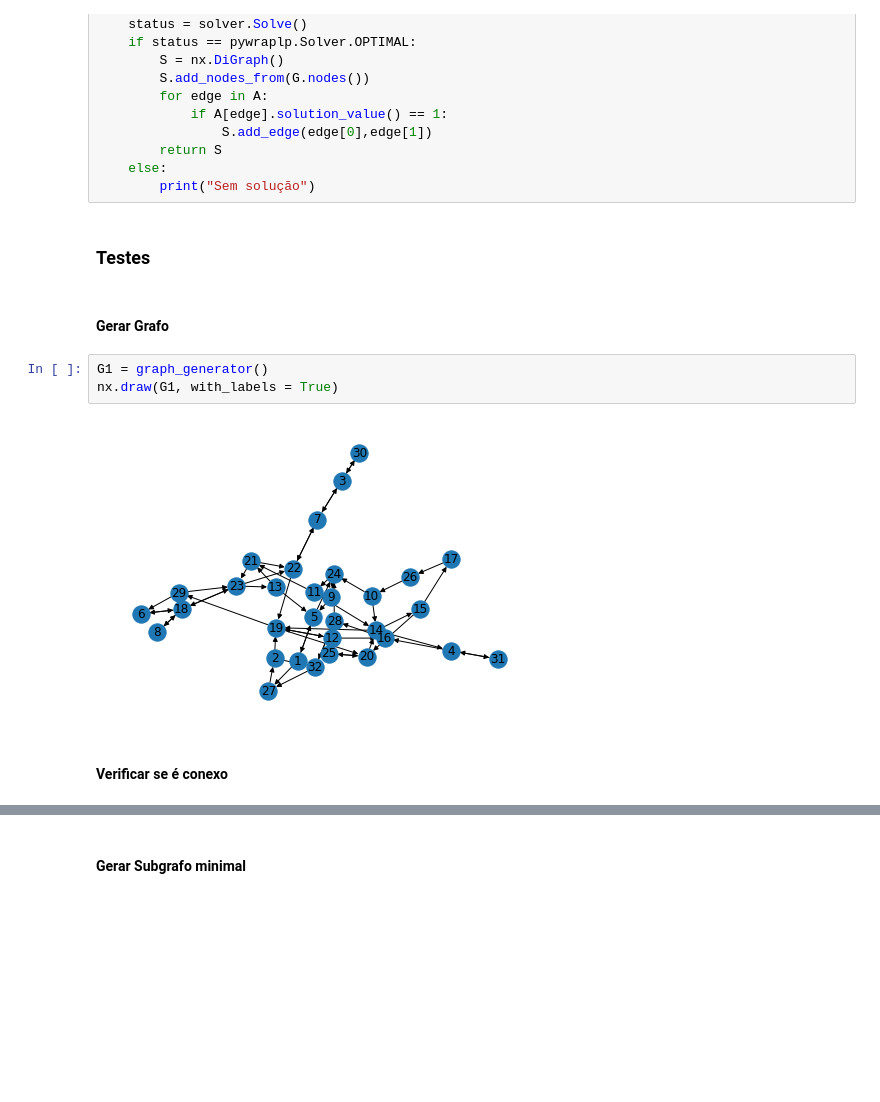
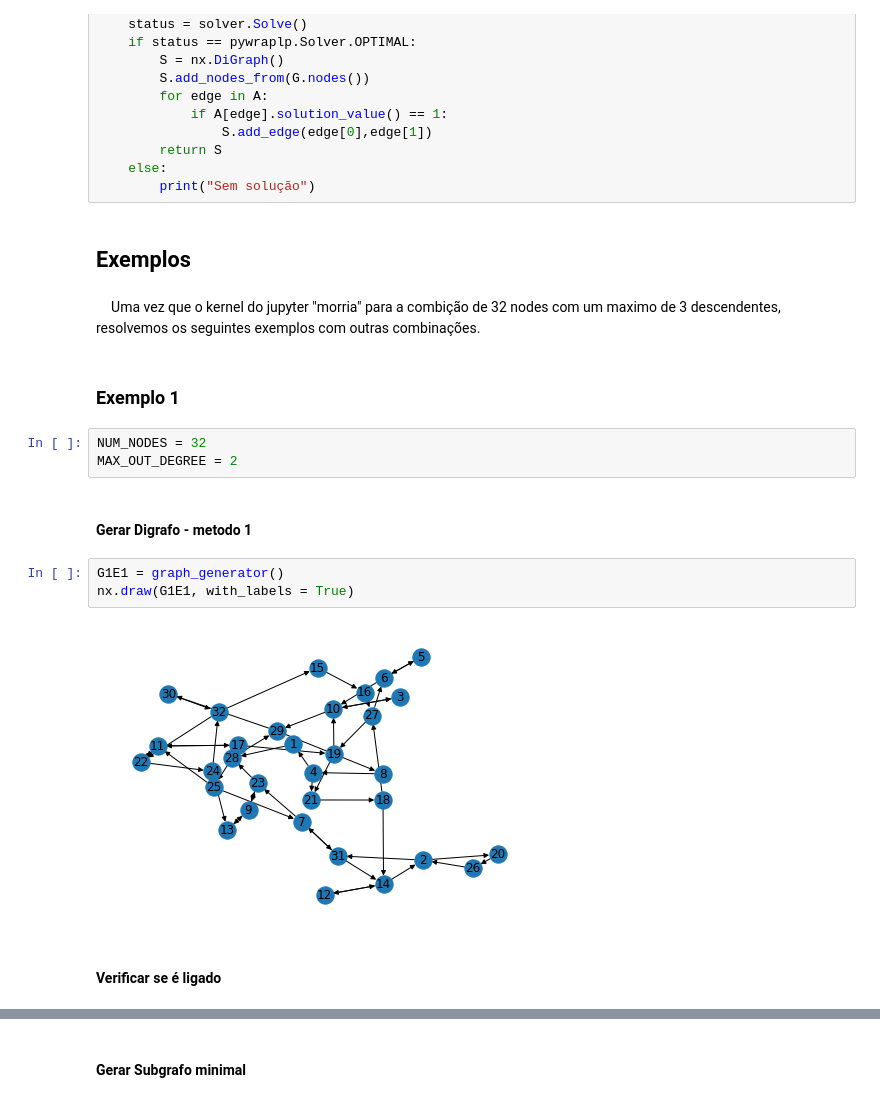
Before and after one commit to zoisper/LC-Projeto, a Jupyter notebook: 2/Trafego.ipynb, the cells around one changed output, grey strips where cells are left out. Saved outputs shown, nothing was run; the diff lists cells and outputs as text; blank space fills up the shorter version.

```diff
--- a/2/Trafego.ipynb
+++ b/2/Trafego.ipynb
@@ -155,14 +166,21 @@ def sub_graph_generator(G):
     else:
         print("Sem solução")
 # %% [markdown]
-### Testes
+## Exemplos
+# %% [markdown]
+$\quad$Uma vez que o kernel do jupyter "morria" para a combição de 32 nodes com um maximo de 3 descendentes, resolvemos os seguintes exemplos com outras combinações.
+# %% [markdown]
+### Exemplo 1
+# %%
+NUM_NODES = 32
+MAX_OUT_DEGREE = 2
 # %% [markdown]
-#### Gerar Grafo
+#### Gerar Digrafo - metodo 1
 # %%
-G1 = graph_generator()
-nx.draw(G1, with_labels = True)
+G1E1 = graph_generator()
+nx.draw(G1E1, with_labels = True)
 # %% [output]
-[figure, old version]
+[figure, new version]
 # %% [markdown]
-#### Verificar se é conexo
+#### Verificar se é ligado
 # %%
```
Also changed, not shown: parts of 70 cells of this notebook.
